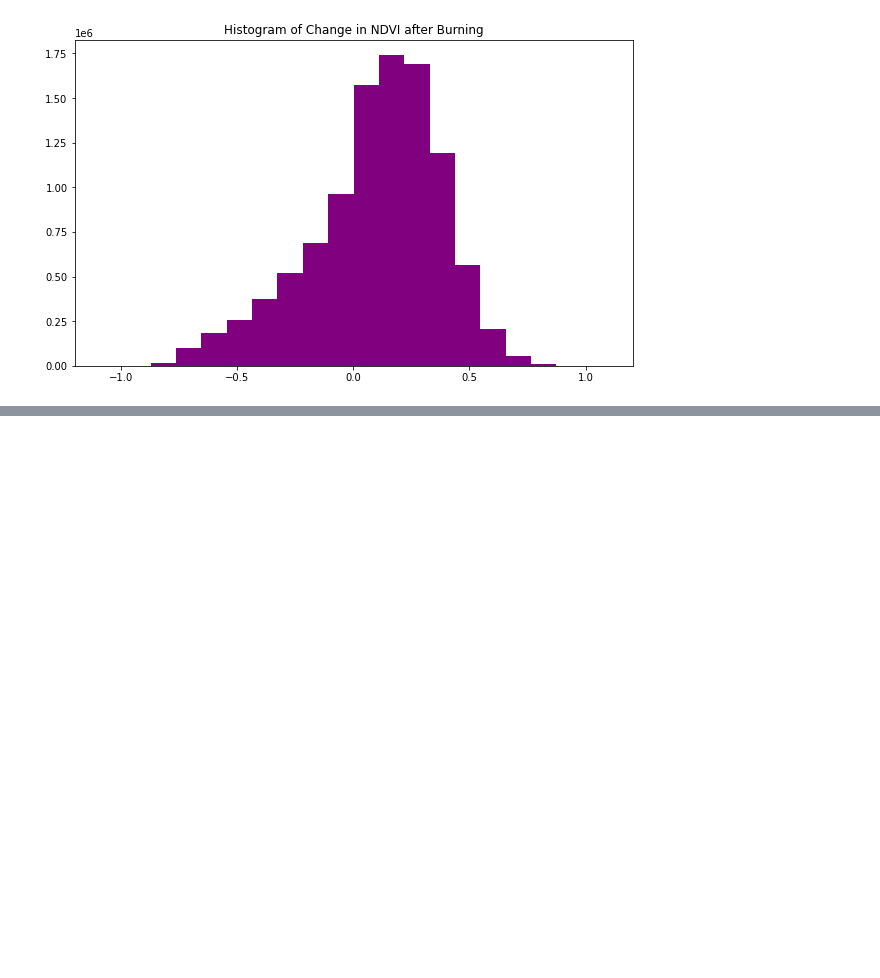
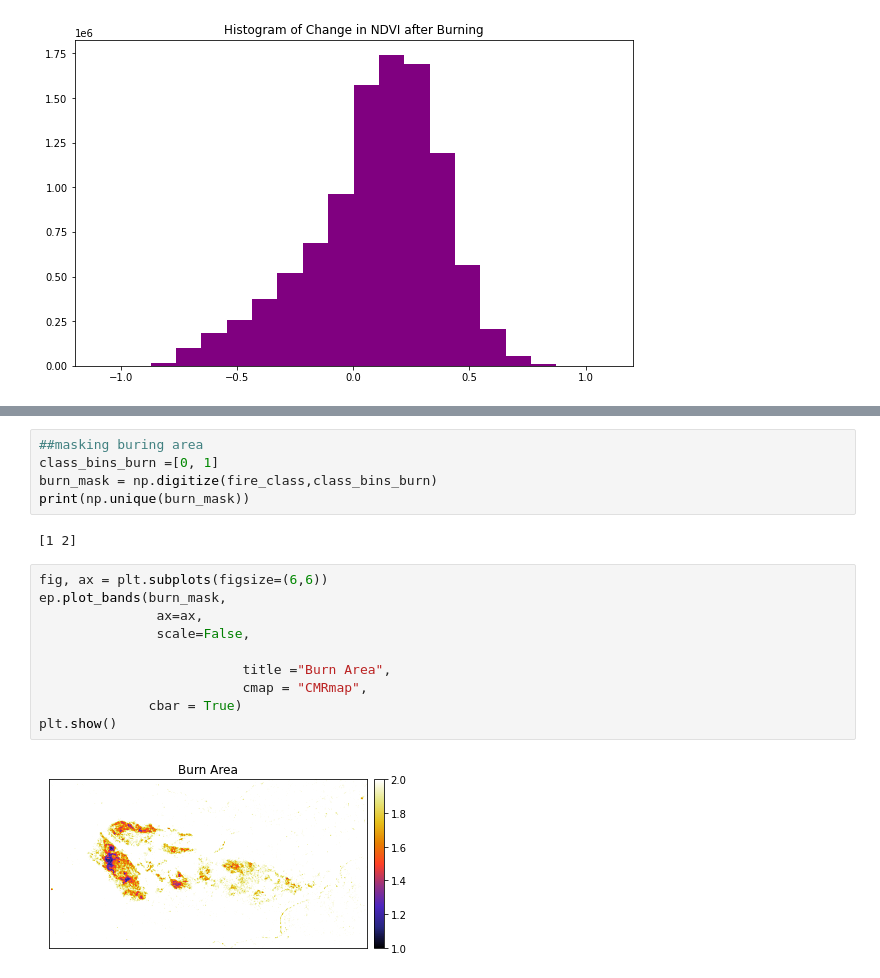
Before and after one commit to Sandipriz/EnvDatSci22, a Jupyter notebook: CodeSprints/Solution_of_RasterData101.ipynb, the cells around one changed output, grey strips where cells are left out. Cells and saved outputs as stored; diff of their text form; blank space fills up the shorter version.

```diff
--- a/CodeSprints/Solution_of_RasterData101.ipynb
+++ b/CodeSprints/Solution_of_RasterData101.ipynb
@@ -667,0 +698,19 @@ SyntaxError: ignored
+# %%
+##masking buring area
+class_bins_burn =[0, 1]
+burn_mask = np.digitize(fire_class,class_bins_burn)
+print(np.unique(burn_mask))
+# %% [output]
+[1 2]
+# %%
+fig, ax = plt.subplots(figsize=(6,6))
+ep.plot_bands(burn_mask,
+               ax=ax,
+               scale=False,
+
+                          title ="Burn Area",
+                          cmap = "CMRmap",
+              cbar = True)
+plt.show()
+# %% [output]
+[figure, added]
```
Also changed, not shown: parts of 10 cells of this notebook.
